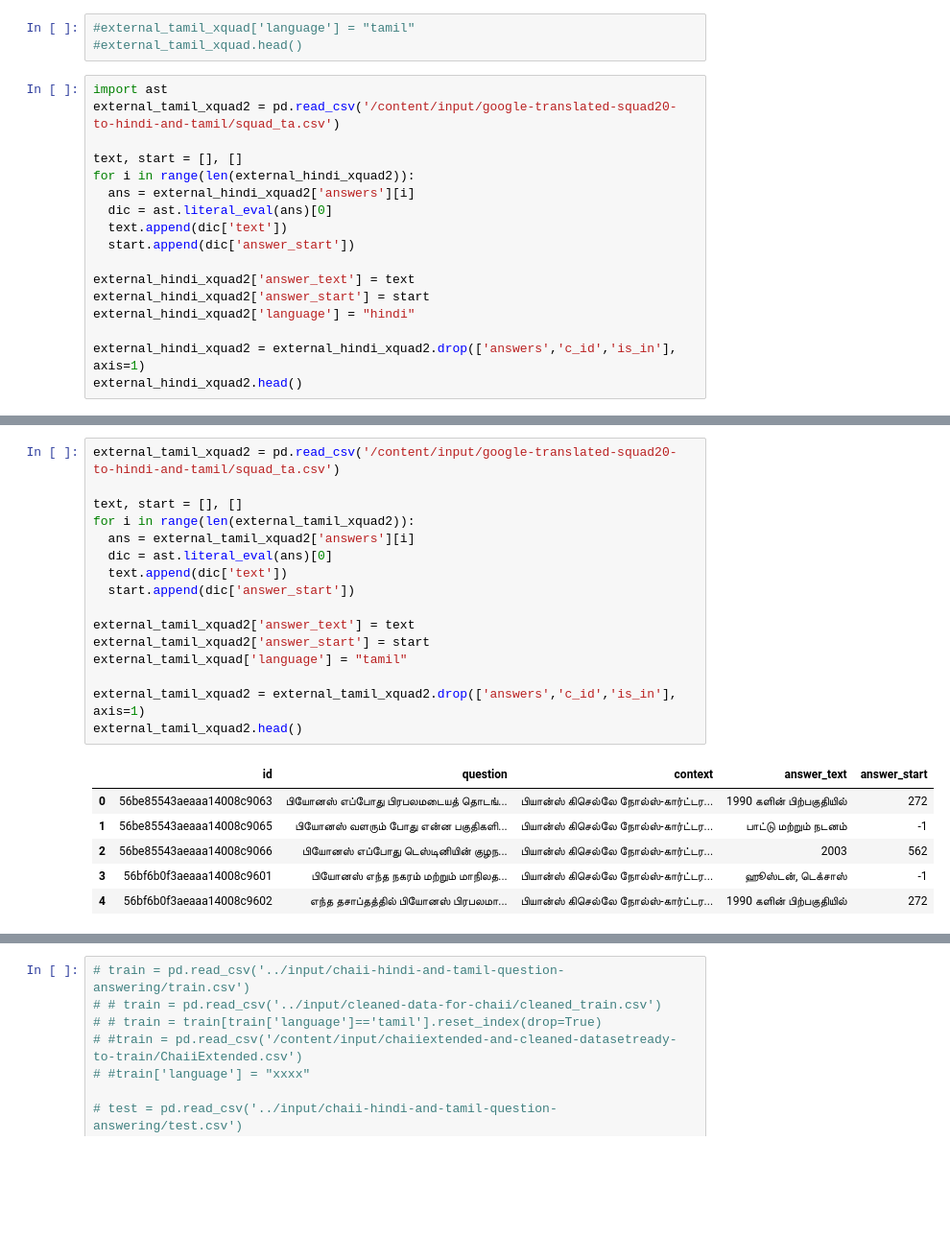
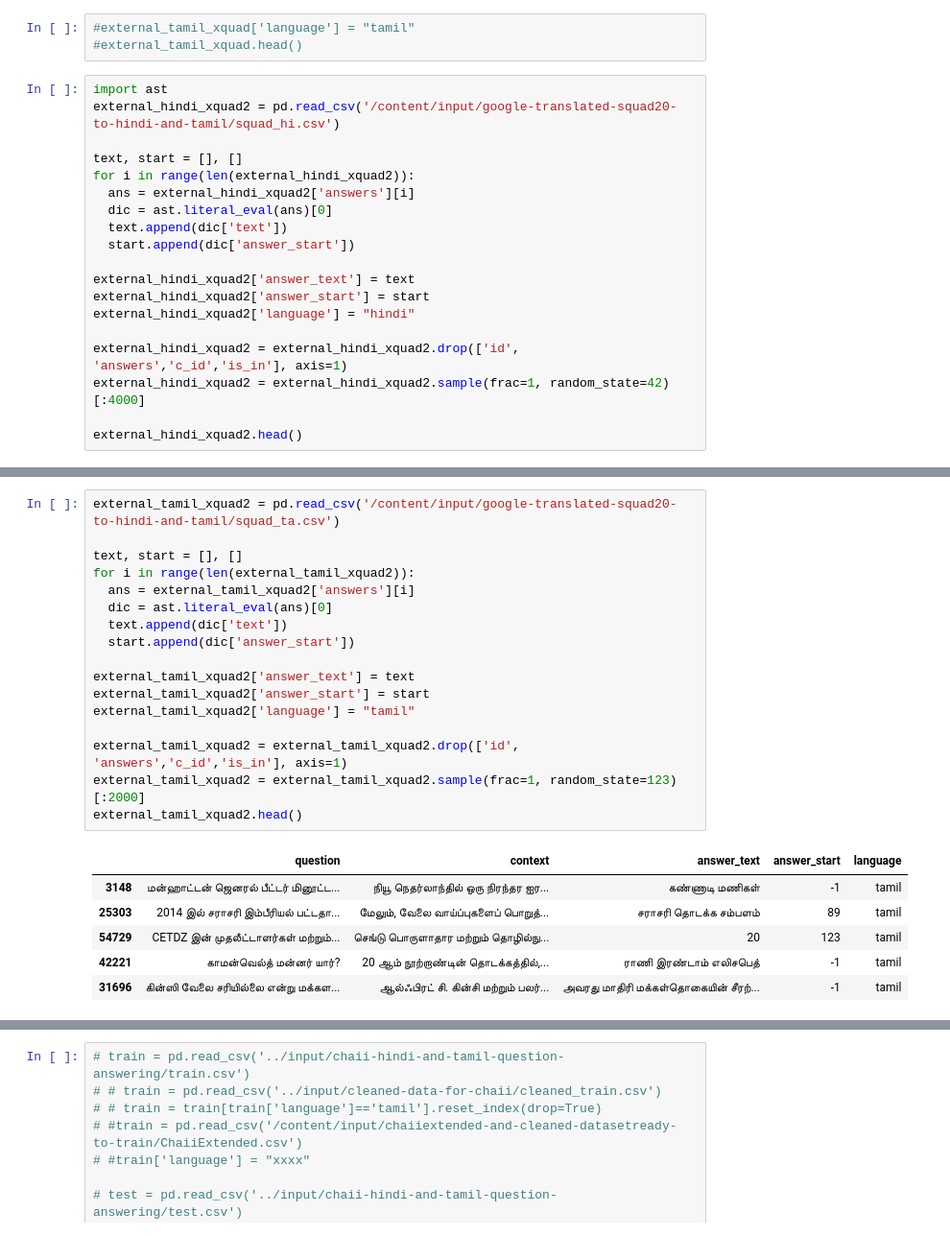
Before and after one commit to aruaru0/kaggle_colab_notebooks_no01, a Jupyter notebook: chaii_qa_5_fold_xlmroberta_torch_fit_multi_sample_dropout.ipynb, the cells around one changed output, grey strips where cells are left out. Shown: that part at 96% size. Drawn from its saved outputs; the diff is of its cells as text; blank space fills up the shorter version.

```diff
--- a/chaii_qa_5_fold_xlmroberta_torch_fit_multi_sample_dropout.ipynb
+++ b/chaii_qa_5_fold_xlmroberta_torch_fit_multi_sample_dropout.ipynb
@@ -333,7 +333,7 @@ acc_step 2 lr 1e-07 wd 0.001 400-135 seed 42
 #external_tamil_xquad.head()
 # %%
 import ast
-external_tamil_xquad2 = pd.read_csv('/content/input/google-translated-squad20-to-hindi-and-tamil/squad_ta.csv')
+external_hindi_xquad2 = pd.read_csv('/content/input/google-translated-squad20-to-hindi-and-tamil/squad_hi.csv')
 
 text, start = [], []
 for i in range(len(external_hindi_xquad2)):
@@ -346,6 +346,8 @@ external_hindi_xquad2['answer_text'] = text
 external_hindi_xquad2['answer_start'] = start
 external_hindi_xquad2['language'] = "hindi"
 
-external_hindi_xquad2 = external_hindi_xquad2.drop(['answers','c_id','is_in'], axis=1)
+external_hindi_xquad2 = external_hindi_xquad2.drop(['id', 'answers','c_id','is_in'], axis=1)
+external_hindi_xquad2 = external_hindi_xquad2.sample(frac=1, random_state=42)[:4000]
+
 external_hindi_xquad2.head()
 # %% [output]
@@ -358,25 +360,26 @@ external_hindi_xquad2.head()
 # %%
 external_tamil_xquad2 = pd.read_csv('/content/input/google-translated-squad20-to-hindi-and-tamil/squad_ta.csv')
 
 text, start = [], []
 for i in range(len(external_tamil_xquad2)):
   ans = external_tamil_xquad2['answers'][i]
   dic = ast.literal_eval(ans)[0]
   text.append(dic['text'])
   start.append(dic['answer_start'])
 
 external_tamil_xquad2['answer_text'] = text
 external_tamil_xquad2['answer_start'] = start
-external_tamil_xquad['language'] = "tamil"
+external_tamil_xquad2['language'] = "tamil"
 
-external_tamil_xquad2 = external_tamil_xquad2.drop(['answers','c_id','is_in'], axis=1)
+external_tamil_xquad2 = external_tamil_xquad2.drop(['id', 'answers','c_id','is_in'], axis=1)
+external_tamil_xquad2 = external_tamil_xquad2.sample(frac=1, random_state=123)[:2000]
 external_tamil_xquad2.head()
 # %% [output]
-|  | id | question | context | answer_text | answer_start |
-| 0 | 56be85543aeaaa14008c9063 | பியோனஸ் எப்போது பிரபலமடையத் தொடங்... | பியான்ஸ் கிசெல்லே நோல்ஸ்-கார்ட்டர... | 1990 களின் பிற்பகுதியில் | 272 |
-| 1 | 56be85543aeaaa14008c9065 | பியோனஸ் வளரும் போது என்ன பகுதிகளி... | பியான்ஸ் கிசெல்லே நோல்ஸ்-கார்ட்டர... | பாட்டு மற்றும் நடனம் | -1 |
-| 2 | 56be85543aeaaa14008c9066 | பியோனஸ் எப்போது டெஸ்டினியின் குழந... | பியான்ஸ் கிசெல்லே நோல்ஸ்-கார்ட்டர... | 2003 | 562 |
-| 3 | 56bf6b0f3aeaaa14008c9601 | பியோனஸ் எந்த நகரம் மற்றும் மாநிலத... | பியான்ஸ் கிசெல்லே நோல்ஸ்-கார்ட்டர... | ஹூஸ்டன், டெக்சாஸ் | -1 |
-| 4 | 56bf6b0f3aeaaa14008c9602 | எந்த தசாப்தத்தில் பியோனஸ் பிரபலமா... | பியான்ஸ் கிசெல்லே நோல்ஸ்-கார்ட்டர... | 1990 களின் பிற்பகுதியில் | 272 |
+|  | question | context | answer_text | answer_start | language |
+| 3148 | மன்ஹாட்டன் ஜெனரல் பீட்டர் மினூட்ட... | நியூ நெதர்லாந்தில் ஒரு நிரந்தர ஐர... | கண்ணாடி மணிகள் | -1 | tamil |
+| 25303 | 2014 இல் சராசரி இம்பீரியல் பட்டதா... | மேலும், வேலை வாய்ப்புகளைப் பொறுத்... | சராசரி தொடக்க சம்பளம் | 89 | tamil |
+| 54729 | CETDZ இன் முதலீட்டாளர்கள் மற்றும்... | செங்டு பொருளாதார மற்றும் தொழில்நு... | 20 | 123 | tamil |
+| 42221 | காமன்வெல்த் மன்னர் யார்? | 20 ஆம் நூற்றாண்டின் தொடக்கத்தில்,... | ராணி இரண்டாம் எலிசபெத் | -1 | tamil |
+| 31696 | கின்ஸி வேலை சரியில்லை என்று மக்கள... | ஆல்ஃபிரட் சி. கின்சி மற்றும் பலர்... | அவரது மாதிரி மக்கள்தொகையின் சீரற்... | -1 | tamil |
 # %%
 train = pd.read_csv('../input/chaii-hindi-and-tamil-question-answering/train.csv')
```
Also changed, not shown: parts of 10 cells of this notebook.
